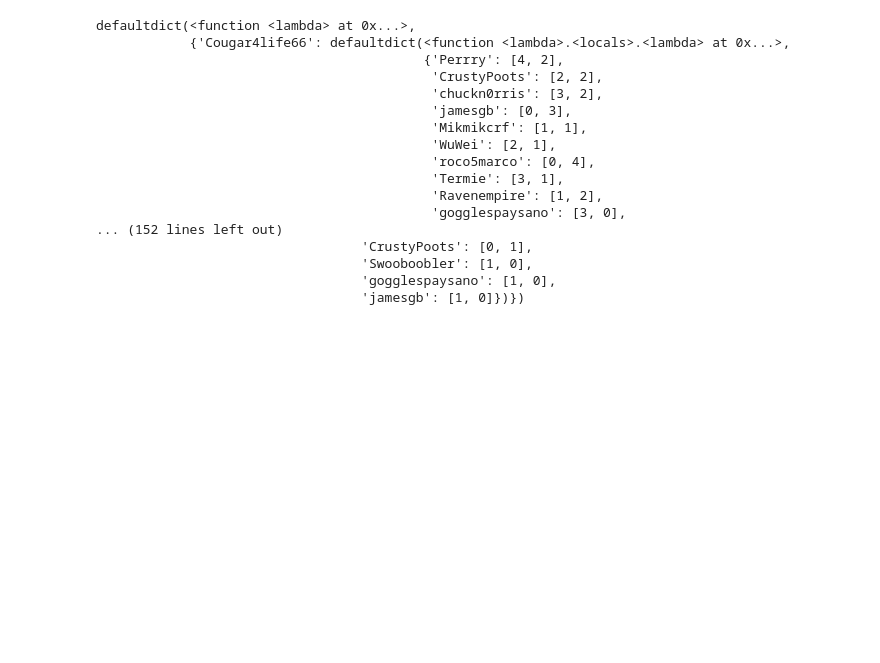
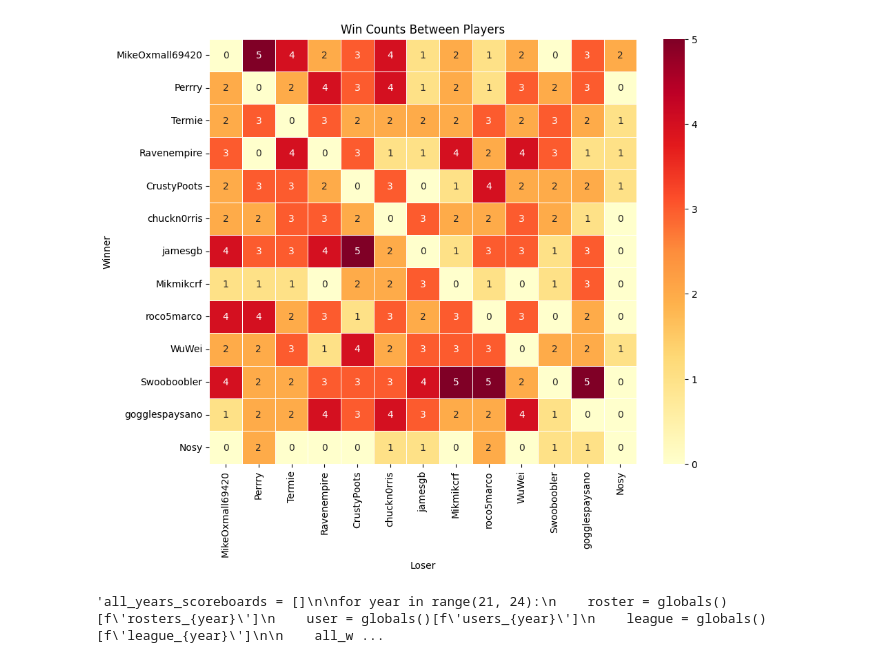
Before and after one commit to Termie-dev/fantasy-league-api-stats, a Jupyter notebook: main.ipynb, the cells around one changed output. Saved outputs shown, nothing was run; the diff lists cells and outputs as text; code cells hidden in the pictures; blank space fills up the shorter version.

```diff
--- a/main.ipynb
+++ b/main.ipynb
@@ -53,6 +57,6 @@ rosters = [rosters_21, rosters_22, rosters_23]
 # %%
 all_years_matchups = []
-for league_num in range(21, 24):
+for league_num in range(21, 25):
     league = globals()[f'league_{league_num}']
 
     league_year_matchups = []
@@ -111,3 +115 @@ pprint.pp(roster_to_display_name)
  12: 'gogglespaysano'}
-# %%
-roster_to_display_name[4] = 'Mikmikcrf'
@@ -118,6 +138,5 @@ from collections import defaultdict
 # %%
 player_records = defaultdict(lambda: defaultdict(lambda: [0, 0]))
-year_index = 0
 
 for year_index, matchup_yr in enumerate(all_years_matchups):  # Assuming this loop goes over the years
     # Set 'Mikmikcrf' for all years except when year_index == 2
@@ -142,6 +161,9 @@ for year_index, matchup_yr in enumerate(all_years_matchups):  # Assuming this lo
                 roster_id1, points1 = player1['roster_id'], player1['points']
                 roster_id2, points2 = player2['roster_id'], player2['points']
 
+                if points1 == 0.0 and points2 == 0.0:
+                    continue  # Skip this iteration
+
                 # Map roster IDs to display names
                 player1_name = roster_to_display_name[roster_id1]
                 player2_name = roster_to_display_name[roster_id2]
@@ -156,8 +178,10 @@ for year_index, matchup_yr in enumerate(all_years_matchups):  # Assuming this lo
                 player_records[winner][loser][0] += 1  # Increment winner's win count against loser
                 player_records[loser][winner][1] += 1  # Increment loser's loss count against winner
 # %%
-for player, record in player_records.items():
-    print(f"{player}'s record against others:")
-    for opponent, score in record.items():
-        print(f"  vs {opponent}: {score}")
+for player, opponents in player_records.items():
+        print(f"Player: {player}")
+        for opponent, record in opponents.items():
+            wins, losses = record
+            print(f"  Against {opponent}: Wins = {wins}, Losses = {losses}")
+        print("\n")  # Newline between different players
 # %% [output]
@@ -181,20 +204,0 @@ Cougar4life66's record against others:
-# %%
-pprint.pp(player_records)
-# %% [output]
-defaultdict(<function <lambda> at 0x...>,
-            {'Cougar4life66': defaultdict(<function <lambda>.<locals>.<lambda> at 0x...>,
-                                          {'Perrry': [4, 2],
-                                           'CrustyPoots': [2, 2],
-                                           'chuckn0rris': [3, 2],
-                                           'jamesgb': [0, 3],
-                                           'Mikmikcrf': [1, 1],
-                                           'WuWei': [2, 1],
-                                           'roco5marco': [0, 4],
-                                           'Termie': [3, 1],
-                                           'Ravenempire': [1, 2],
-                                           'gogglespaysano': [3, 0],
-... (152 lines left out)
-                                  'CrustyPoots': [0, 1],
-                                  'Swooboobler': [1, 0],
-                                  'gogglespaysano': [1, 0],
-                                  'jamesgb': [1, 0]})})
@@ -201,3 +208,42 @@ defaultdict(<function <lambda> at 0x...>,
+# %%
+# Prepare a list of all players involved in the player_records
+players = list(player_records.keys())
+
+# Create an empty DataFrame to store win counts
+win_matrix = pd.DataFrame(0, index=players, columns=players)
+
+# Fill the matrix with the number of wins from player_records
+for winner, losers in player_records.items():
+    for loser, record in losers.items():
+        wins = record[0]  # We only care about wins for this heatmap
+        win_matrix.at[winner, loser] = wins
+
+# Create a heatmap of the win matrix
+plt.figure(figsize=(10, 8))
+sns.heatmap(win_matrix, annot=True, cmap="YlOrRd", linewidths=.5, fmt='g')
+plt.title('Win Counts Between Players')
+plt.xlabel('Loser')
+plt.ylabel('Winner')
+plt.show()
+# %% [output]
+[figure, added]
+# %%
+'''all_years_scoreboards = []
+
+for year in range(21, 24):
+    roster = globals()[f'rosters_{year}']
+    user = globals()[f'users_{year}']
+    league = globals()[f'league_{year}']
+
+    all_weeks_scoreboards = []
+    for i in range(15):
+        matchups = league.get_matchups(i)
+        scoreboard = league.get_scoreboards(roster, matchups, user, score_type="pts_ppr",week=i)
+        all_weeks_scoreboards.append(scoreboard)
+
+    all_years_scoreboards.append(all_weeks_scoreboards)'''
+# %% [output]
+'all_years_scoreboards = []\n\nfor year in range(21, 24):\n    roster = globals()[f\'rosters_{year}\']\n    user = globals()[f\'users_{year}\']\n    league = globals()[f\'league_{year}\']\n\n    all_w ...
 # %%
 '''for year_data in all_years_scoreboards:
     # Skip any None or empty lists
```
Also changed, not shown: parts of 12 cells of this notebook.
